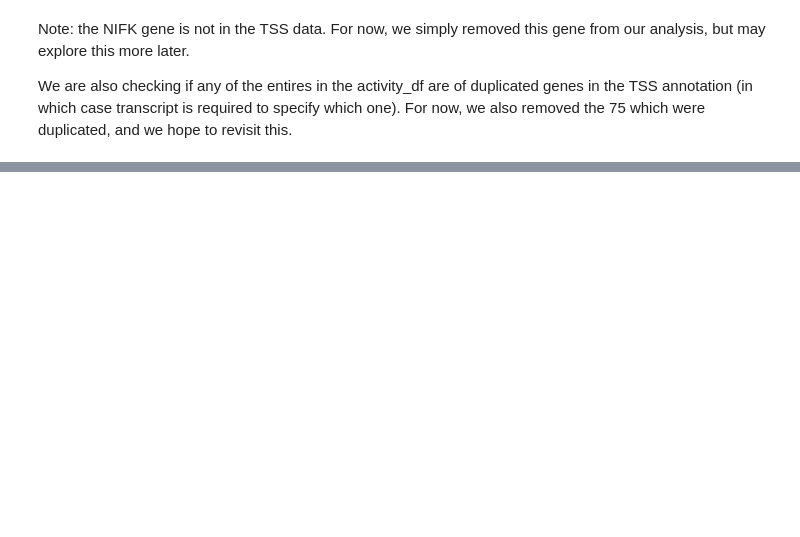
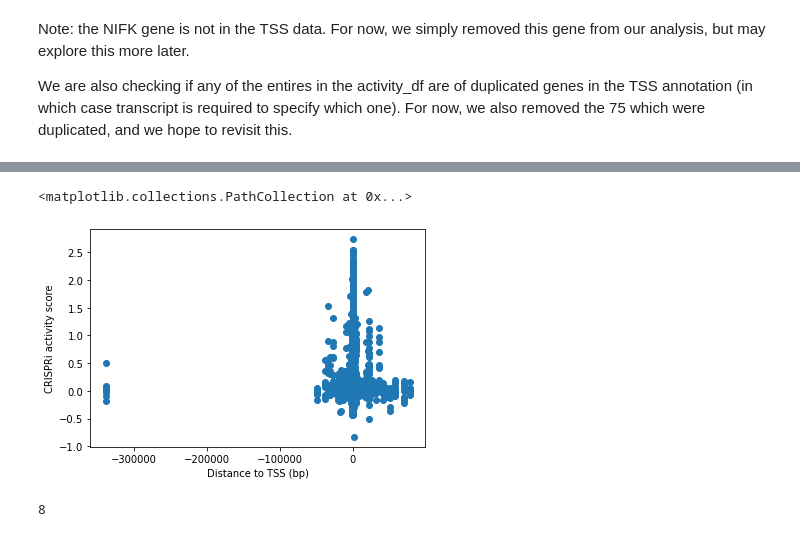
Before and after one commit to AnthonyHein/QCB455Project, a Jupyter notebook: Featurization.ipynb, the cells around one changed output, grey strips where cells are left out. Saved outputs shown, nothing was run; the diff lists cells and outputs as text; code cells hidden in the pictures; blank space fills up the shorter version.

```diff
--- a/Featurization.ipynb
+++ b/Featurization.ipynb
@@ -315,6 +305,3 @@ array(['ATP5A1', 'ATP5J2-PTCD1', 'BCL2L1', 'BOD1L1', 'C11orf45', 'CANX',
        'ST3GAL2', 'STAG2', 'TACC3', 'TAL1', 'TKT', 'TUBB', 'UBA1',
        'USP39', 'WBP11', 'ZMAT2', 'ZMYM3', 'ZNF574', 'ZNF699'],
       dtype=object)
-# %%
-genes_tss = tss_annotation_df['gene'].unique()
-sum(np.logical_not(np.isin(genes, genes_tss)))
@@ -330,0 +540,11 @@ We are also checking if any of the entires in the activity_df are of duplicated
+# %%
+plt.xlabel('Distance to TSS (bp)')
+plt.ylabel('CRISPRi activity score')
+plt.scatter(np.array(activity_score_df['Dist to Primary TSS 5']), np.array(activity_score_df['CRISPRi activity score [Horlbeck et al., eLife 2016]']))
+# %% [output]
+<matplotlib.collections.PathCollection at 0x...>
+[figure, added]
+# %%
+len(activity_score_df[activity_score_df['Dist to Primary TSS 5'] < -100000])
+# %% [output]
+8
```
Also changed, not shown: parts of 30 cells of this notebook.
